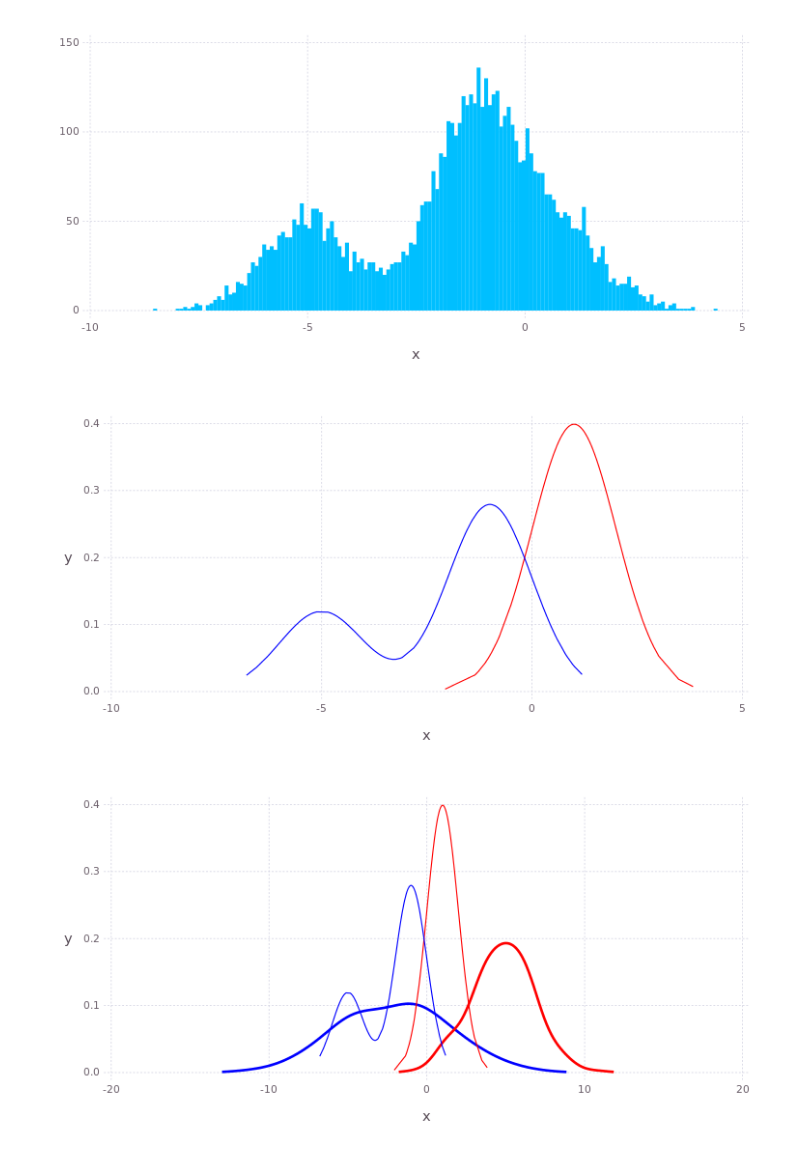
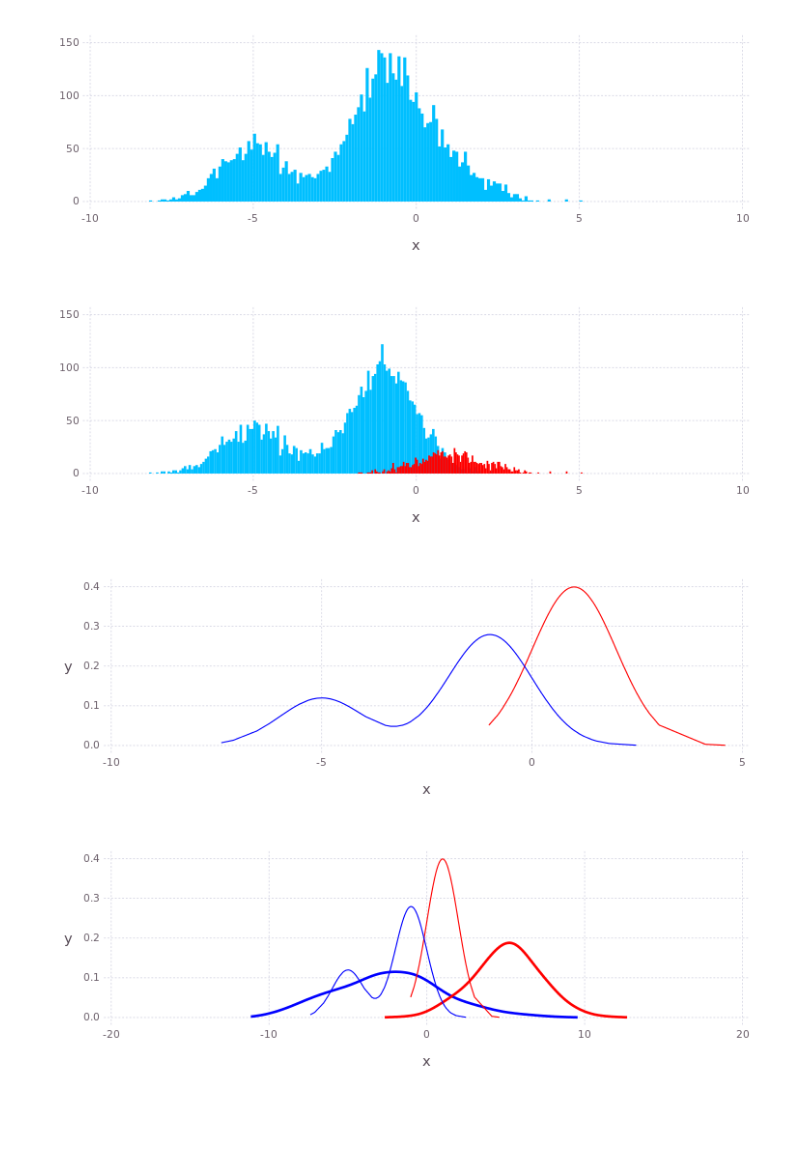
Before and after one commit to JuliaRobotics/IteratedProbabilisticClassification.jl, a Jupyter notebook: examples/FCBClassification1DExample.ipynb, the cells around one changed output. Saved outputs shown, nothing was run; the diff lists cells and outputs as text; code cells hidden in the pictures; blank space fills up the shorter version.

```diff
--- a/examples/FCBClassification1DExample.ipynb
+++ b/examples/FCBClassification1DExample.ipynb
@@ -7,26 +22,35 @@ using IteratedProbabilisticClassification
 # %%
 # modified EM classification algorithm has these major tuning parameter
 params = TuningParameters(
-Mfair=200,   # Cluster distribution approximation accuracy, more is better: 50 is bare minium, and computation slow above ~1000
+Mfair=300,   # Cluster distribution approximation accuracy, more is better: 50 is bare minium, and computation slow above ~1000
 EMiters=40  # expectation maximization iterations to refine Cluster belief estimate classification assignments: 5 is minimum, and diminishing returns beyond ~70
 )
 
 # Example: simulated data with ground truth for reference
 N1, N2 = 5000, 1000
+# N1, N2 = 4000, 3000
 data, groundtruth = simdata01_true(N1=N1,N2=N2)
 
 # actual distribution of data
-Gadfly.set_default_plot_size(20cm, 10cm)
+Gadfly.set_default_plot_size(20cm, 7cm)
 plot(x=data.samples, Geom.histogram)
 # %% [output]
-[figure, old version]
+[figure, new version]
+# %%
+Gadfly.set_default_plot_size(20cm, 7cm)
+plot(
+layer(x=data.samples[1,groundtruth.assignment .== 2], Geom.histogram,Theme(default_color=colorant"red")),
+layer(x=data.samples[1,groundtruth.assignment .== 1], Geom.histogram)
+)
+# %% [output]
+[figure, added]
 # %%
 # Ground truth distribution of underlying data clusters
-Gadfly.set_default_plot_size(20cm, 10cm)
+Gadfly.set_default_plot_size(20cm, 7cm)
 # a generic 1D plotting tool for IteratedProbablisticClassification
 plotUtil1D(groundtruth=groundtruth)
 # %% [output]
-[figure, old version]
+[figure, new version]
 # %%
 # belief from expert prediction, also used for initialization
 c1_expert = kde!(3.5*randn(params.Mfair)-2.0); # Pretty much a normal distribution
@@ -50,10 +76,10 @@ println()
 # println()
 # %%
-Gadfly.set_default_plot_size(20cm, 10cm)
+Gadfly.set_default_plot_size(20cm, 7cm)
 # plotUtil1D(cs=cs) # if we didn't have gt
 plotUtil1D(groundtruth=groundtruth, cs=cs)
 # %% [output]
-[figure, old version]
+[figure, new version]
 # %%
 # simulation data allows us to debug with absolute knowledge
 dbg = defaultDebugResults()
```
Also changed, not shown: parts of 8 cells of this notebook, 3 other files.
